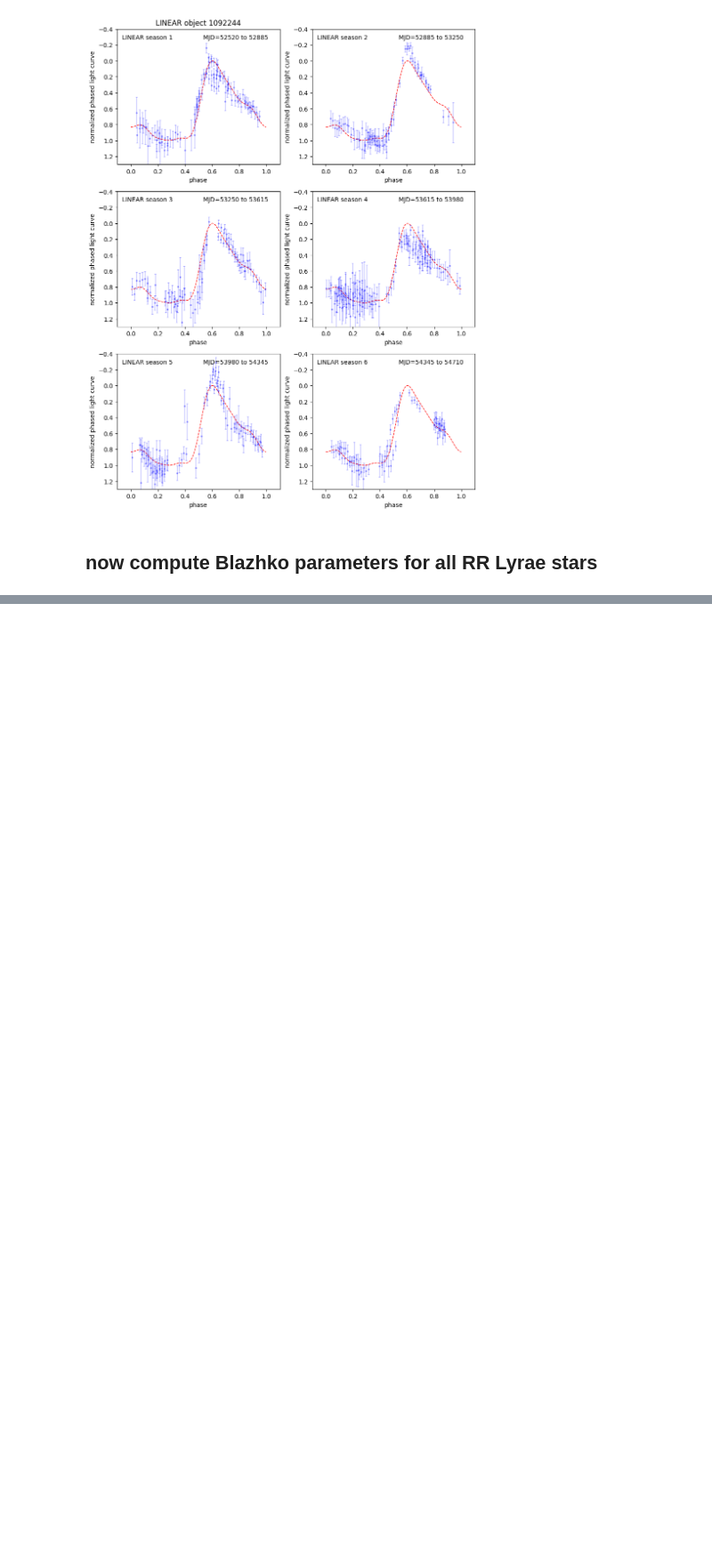
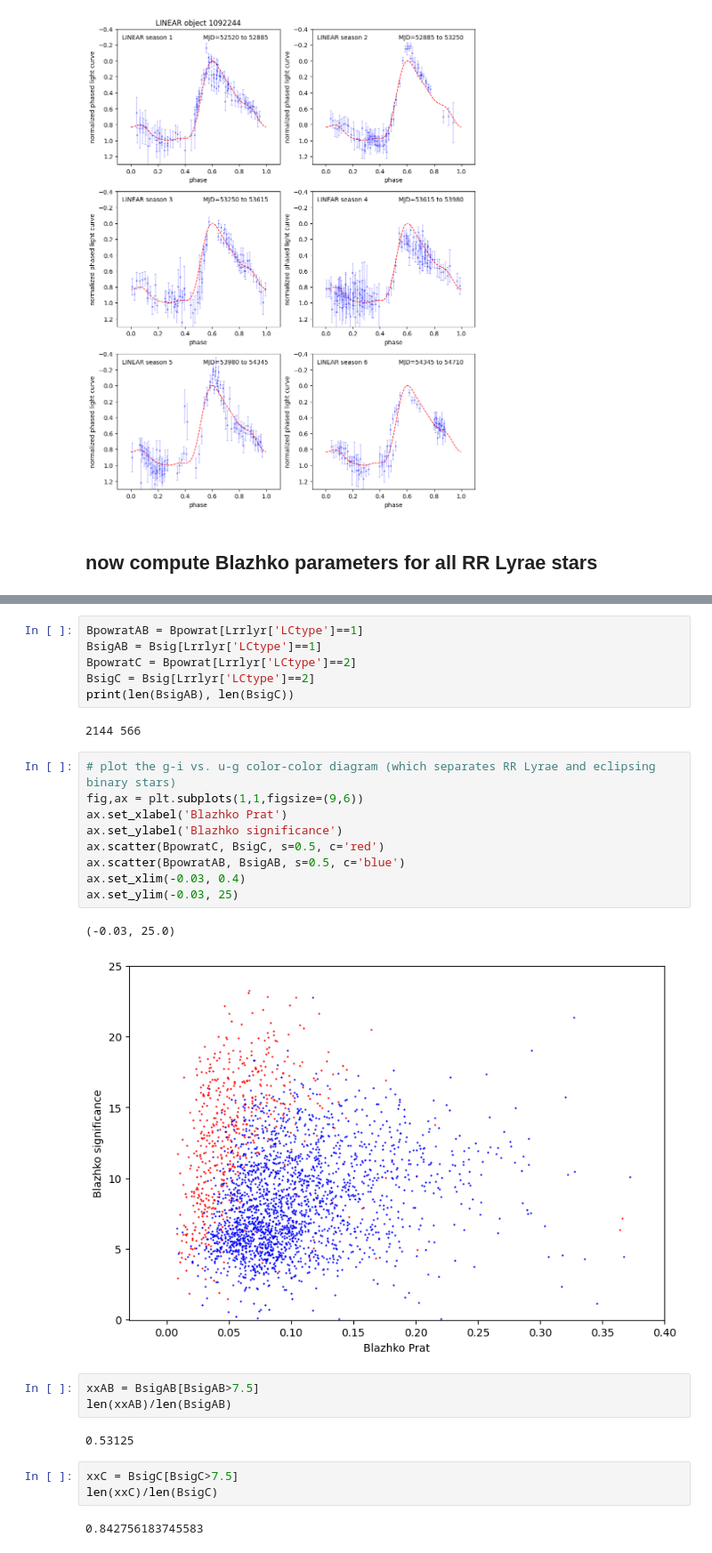
Before and after one commit to emadonev/var_stars, a Jupyter notebook: nbs/BlazhkoToy.ipynb, the cells around one changed output, grey strips where cells are left out. Shown at 89% size. Saved outputs shown, nothing was run; the diff lists cells and outputs as text; blank space fills up the shorter version.

Commit message:
added Blazhko plots at the end

```diff
--- a/nbs/BlazhkoToy.ipynb
+++ b/nbs/BlazhkoToy.ipynb
@@ -409,0 +423,30 @@ for iid in range(0,Nstar):
+# %%
+BpowratAB = Bpowrat[Lrrlyr['LCtype']==1]
+BsigAB = Bsig[Lrrlyr['LCtype']==1]
+BpowratC = Bpowrat[Lrrlyr['LCtype']==2]
+BsigC = Bsig[Lrrlyr['LCtype']==2]
+print(len(BsigAB), len(BsigC))
+# %% [output]
+2144 566
+# %%
+# plot the g-i vs. u-g color-color diagram (which separates RR Lyrae and eclipsing binary stars)
+fig,ax = plt.subplots(1,1,figsize=(9,6))
+ax.set_xlabel('Blazhko Prat')
+ax.set_ylabel('Blazhko significance')
+ax.scatter(BpowratC, BsigC, s=0.5, c='red')
+ax.scatter(BpowratAB, BsigAB, s=0.5, c='blue')
+ax.set_xlim(-0.03, 0.4)
+ax.set_ylim(-0.03, 25)
+# %% [output]
+(-0.03, 25.0)
+[figure, added]
+# %%
+xxAB = BsigAB[BsigAB>7.5]
+len(xxAB)/len(BsigAB)
+# %% [output]
+0.53125
+# %%
+xxC = BsigC[BsigC>7.5]
+len(xxC)/len(BsigC)
+# %% [output]
+0.842756183745583
```
Also changed, not shown: parts of 3 cells of this notebook.
